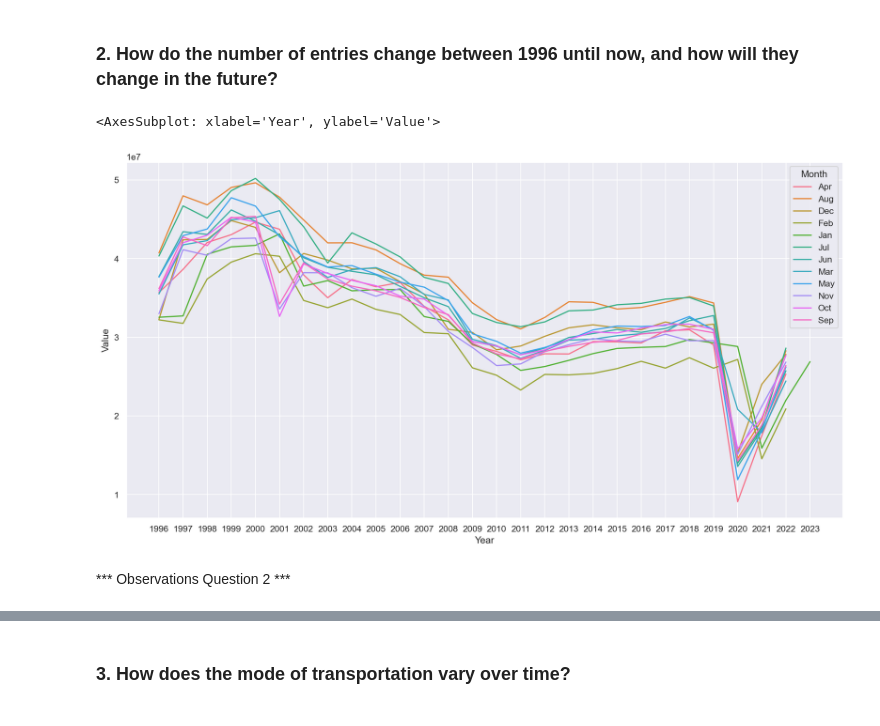
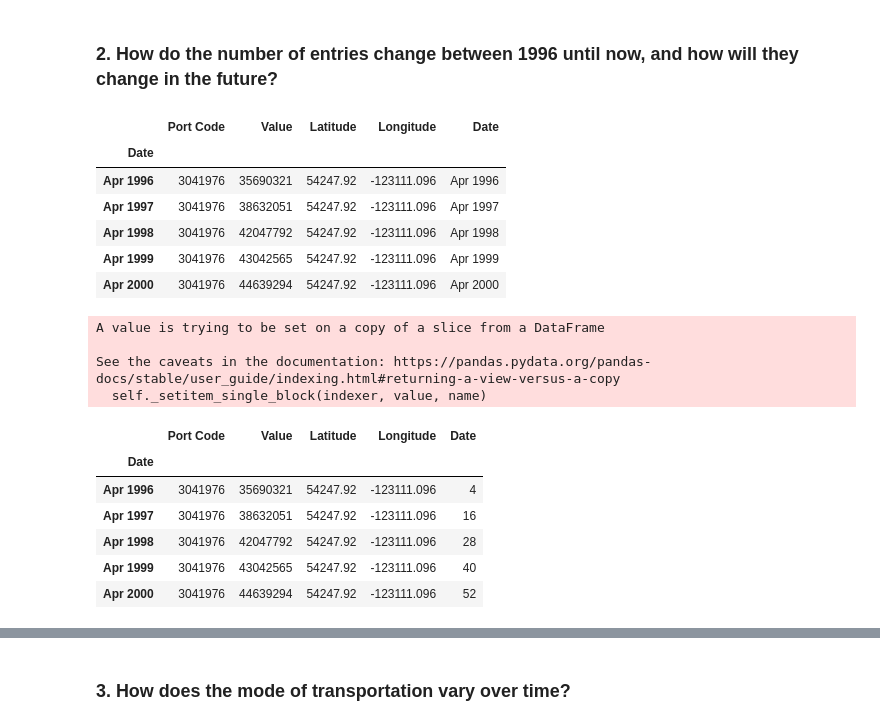
Before and after one commit to Roman20022002/Data-Analysis, a Jupyter notebook: DataMadness.ipynb, the cells around one changed output, grey strips where cells are left out. Cells and saved outputs as stored; diff of their text form; code cells hidden in the pictures.

Commit message:
question 2 and 4

```diff
--- a/DataMadness.ipynb
+++ b/DataMadness.ipynb
@@ -80,12 +80,3 @@ sns.lineplot(mexico_activity.loc[mexico_activity['Measure'] == 'Trucks'],x='Year
 *** Observations Question 1 ***
 # %% [markdown]
 ### 2. How do the number of entries change between 1996 until now, and how will they change in the future?
-# %%
-### CODE HERE
-yearly_activity = border_crossing_full[['Month','Year','Value']].groupby(['Year','Month']).agg(sum)
-sns.lineplot(yearly_activity,x='Year',y='Value',hue='Month')
-# %% [output]
-<AxesSubplot: xlabel='Year', ylabel='Value'>
-[figure, removed]
-# %% [markdown]
-*** Observations Question 2 ***
@@ -91,0 +85,57 @@ sns.lineplot(yearly_activity,x='Year',y='Value',hue='Month')
+# %%
+border_crossing_full = pd.read_csv('data/Border_Crossing_Entry_Data.csv')
+border_crossing_monthly = border_crossing_full.groupby('Date').agg(sum)
+border_crossing_monthly['Date'] = border_crossing_monthly.index
+border_crossing_monthly.head()
+# %% [output]
+|  | Port Code | Value | Latitude | Longitude | Date |
+| Date |  |  |  |  |  |
+| Apr 1996 | 3041976 | 35690321 | 54247.92 | -123111.096 | Apr 1996 |
+| Apr 1997 | 3041976 | 38632051 | 54247.92 | -123111.096 | Apr 1997 |
+| Apr 1998 | 3041976 | 42047792 | 54247.92 | -123111.096 | Apr 1998 |
+| Apr 1999 | 3041976 | 43042565 | 54247.92 | -123111.096 | Apr 1999 |
+| Apr 2000 | 3041976 | 44639294 | 54247.92 | -123111.096 | Apr 2000 |
+# %%
+for i in range(0, border_crossing_monthly['Date'].shape[0]):
+    month, year = border_crossing_monthly['Date'].iloc[i].split(" ")
+    for j in range(0, 12):
+        if month=="Jan":
+            month = 1
+        if month=="Feb":
+            month = 2
+        if month=="Mar":
+            month = 3
+        if month=="Apr":
+            month = 4
+        if month=="May":
+            month = 5
+        if month=="Jun":
+            month = 6
+        if month=="Jul":
+            month = 7
+        if month=="Aug":
+            month = 8
+        if month=="Sep":
+            month = 9
+        if month=="Oct":
+            month = 10
+        if month=="Nov":
+            month = 11
+        if month=="Dec":
+            month = 12
+    date = (int(year)-1996)*12 + month
+    border_crossing_monthly['Date'].iloc[i] = date
+
+border_crossing_monthly.head()
+# %% [output]
+A value is trying to be set on a copy of a slice from a DataFrame
+
+See the caveats in the documentation: https://pandas.pydata.org/pandas-docs/stable/user_guide/indexing.html#returning-a-view-versus-a-copy
+  self._setitem_single_block(indexer, value, name)
+|  | Port Code | Value | Latitude | Longitude | Date |
+| Date |  |  |  |  |  |
+| Apr 1996 | 3041976 | 35690321 | 54247.92 | -123111.096 | 4 |
+| Apr 1997 | 3041976 | 38632051 | 54247.92 | -123111.096 | 16 |
+| Apr 1998 | 3041976 | 42047792 | 54247.92 | -123111.096 | 28 |
+| Apr 1999 | 3041976 | 43042565 | 54247.92 | -123111.096 | 40 |
+| Apr 2000 | 3041976 | 44639294 | 54247.92 | -123111.096 | 52 |
```
Also changed, not shown: parts of 6 cells of this notebook.
